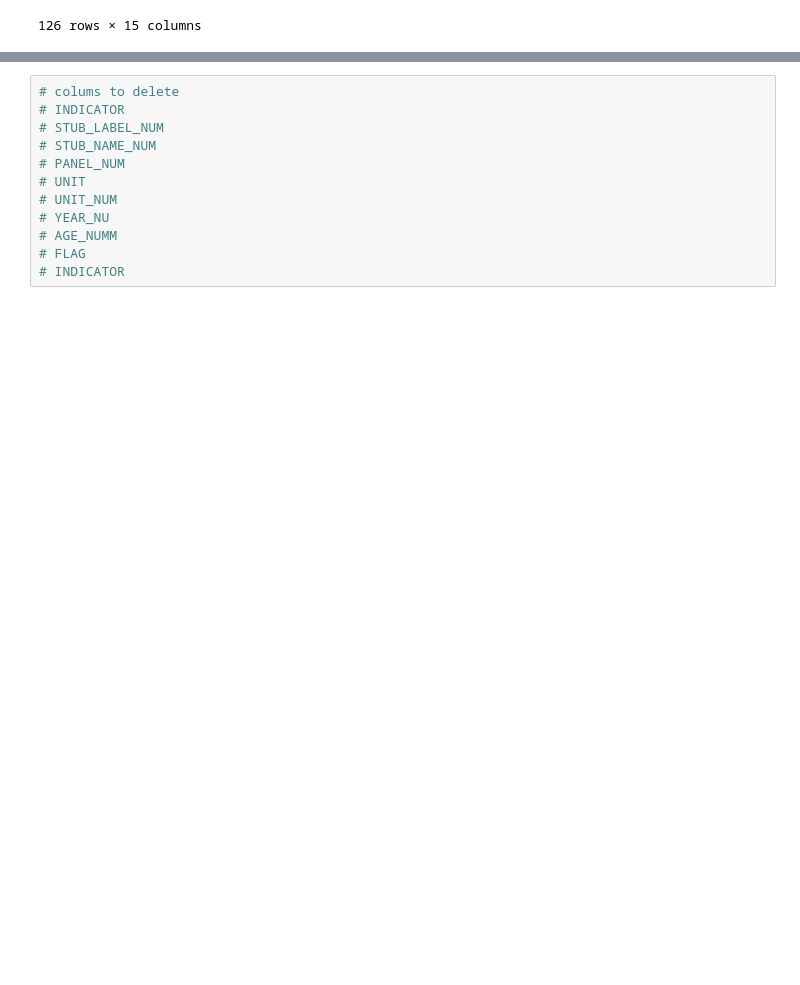
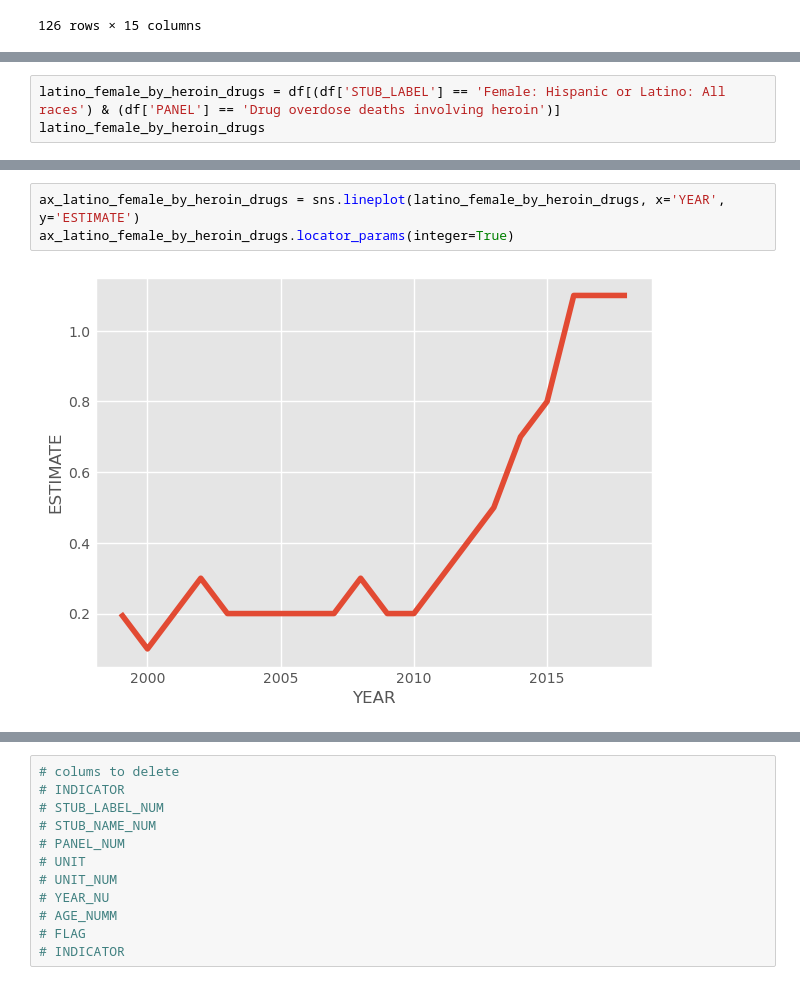
Before and after one commit to chica25/Drug-Overdose, a Jupyter notebook: eda.ipynb, the cells around one changed output, grey strips where cells are left out. Saved outputs shown, nothing was run; the diff lists cells and outputs as text; blank space fills up the shorter version.

```diff
--- a/eda.ipynb
+++ b/eda.ipynb
@@ -428,0 +478,3 @@ latino_female.plot.bar(rot=20)
+# %%
+latino_female_by_heroin_drugs = df[(df['STUB_LABEL'] == 'Female: Hispanic or Latino: All races') & (df['PANEL'] == 'Drug overdose deaths involving heroin')]
+latino_female_by_heroin_drugs
@@ -428,0 +499,5 @@ latino_female.plot.bar(rot=20)
+# %%
+ax_latino_female_by_heroin_drugs = sns.lineplot(latino_female_by_heroin_drugs, x='YEAR', y='ESTIMATE')
+ax_latino_female_by_heroin_drugs.locator_params(integer=True)
+# %% [output]
+[figure, added]
```
Also changed, not shown: parts of 19 cells of this notebook, 1 other file.
